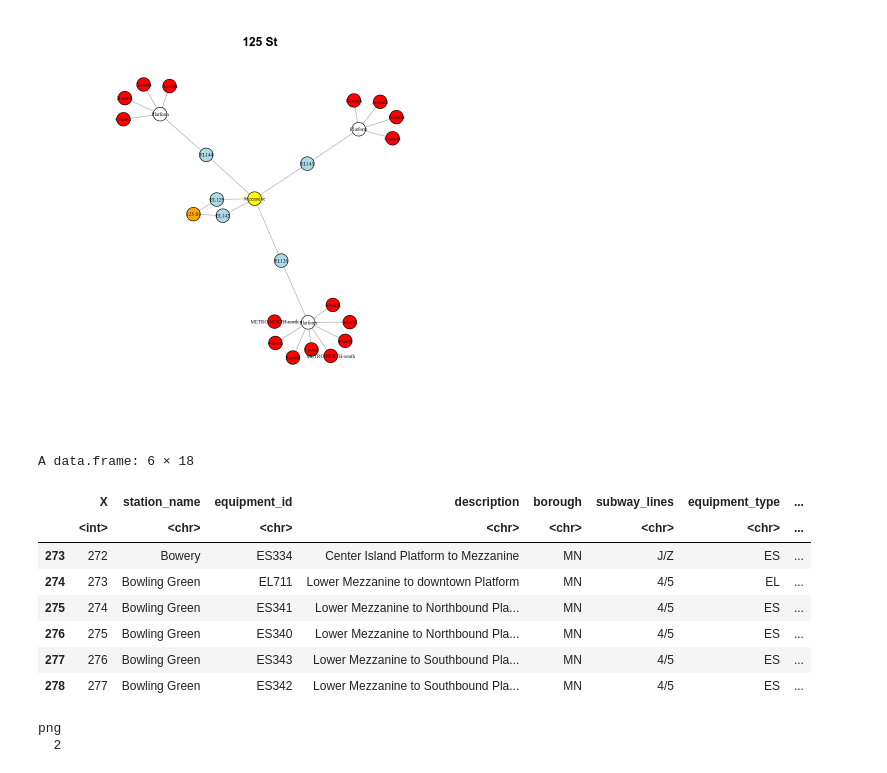
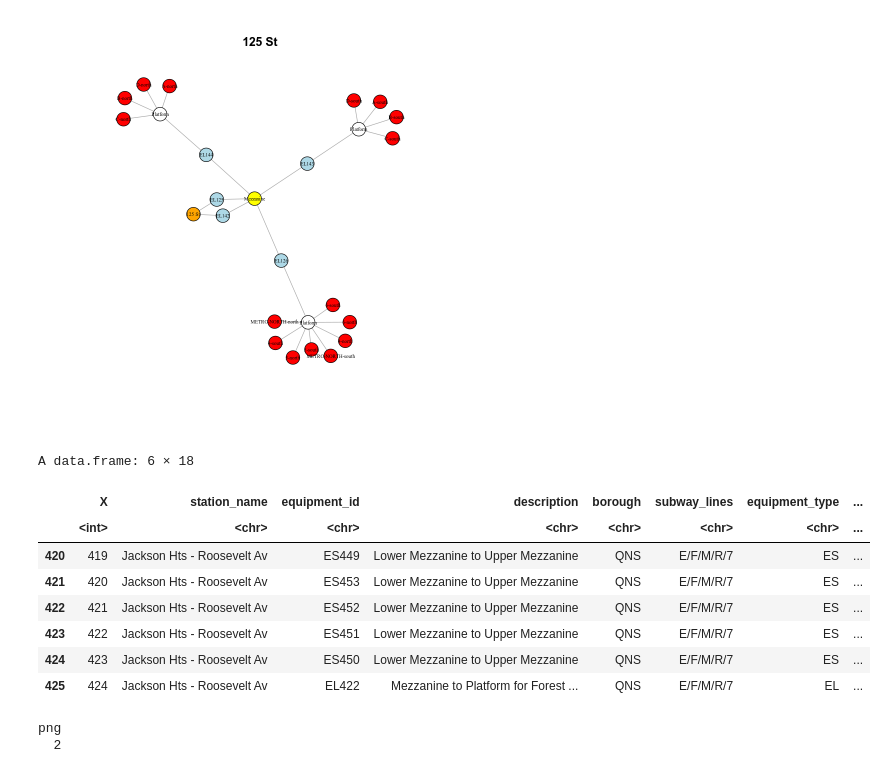
Before and after one commit to tsdataclinic/mta, a Jupyter notebook: notebooks/network/Network_Analysis.ipynb, the cells around one changed output. Drawn from its saved outputs; the diff is of its cells as text; code cells hidden in the pictures.

```diff
--- a/notebooks/network/Network_Analysis.ipynb
+++ b/notebooks/network/Network_Analysis.ipynb
@@ -85,17 +85,17 @@ plot(g,color=V(g)$color,vertex.size=10,vertex.label.cex=0.5,vertex.label.color='
 # %%
 ee <- read.csv('../../data/interim/crosswalks/EE_master_list.csv',stringsAsFactors = F)
 # %%
-head(ee[grepl(pattern = "Bow",ee$station_name),])
+head(ee[grepl(pattern = "Jac",ee$station_name),])
 # %% [output]
 A data.frame: 6 × 18
 |  | X | station_name | equipment_id | description | borough | subway_lines | equipment_type | ... |
 |  | <int> | <chr> | <chr> | <chr> | <chr> | <chr> | <chr> | ... |
-| 273 | 272 | Bowery | ES334 | Center Island Platform to Mezzanine | MN | J/Z | ES | ... |
-| 274 | 273 | Bowling Green | EL711 | Lower Mezzanine to downtown Platform | MN | 4/5 | EL | ... |
-| 275 | 274 | Bowling Green | ES341 | Lower Mezzanine to Northbound Pla... | MN | 4/5 | ES | ... |
-| 276 | 275 | Bowling Green | ES340 | Lower Mezzanine to Northbound Pla... | MN | 4/5 | ES | ... |
-| 277 | 276 | Bowling Green | ES343 | Lower Mezzanine to Southbound Pla... | MN | 4/5 | ES | ... |
-| 278 | 277 | Bowling Green | ES342 | Lower Mezzanine to Southbound Pla... | MN | 4/5 | ES | ... |
+| 420 | 419 | Jackson Hts - Roosevelt Av | ES449 | Lower Mezzanine to Upper Mezzanine | QNS | E/F/M/R/7 | ES | ... |
+| 421 | 420 | Jackson Hts - Roosevelt Av | ES453 | Lower Mezzanine to Upper Mezzanine | QNS | E/F/M/R/7 | ES | ... |
+| 422 | 421 | Jackson Hts - Roosevelt Av | ES452 | Lower Mezzanine to Upper Mezzanine | QNS | E/F/M/R/7 | ES | ... |
+| 423 | 422 | Jackson Hts - Roosevelt Av | ES451 | Lower Mezzanine to Upper Mezzanine | QNS | E/F/M/R/7 | ES | ... |
+| 424 | 423 | Jackson Hts - Roosevelt Av | ES450 | Lower Mezzanine to Upper Mezzanine | QNS | E/F/M/R/7 | ES | ... |
+| 425 | 424 | Jackson Hts - Roosevelt Av | EL422 | Mezzanine to Platform for Forest ... | QNS | E/F/M/R/7 | EL | ... |
 # %%
 pdf('../../reports/figures/station_graphs.pdf')
 par(mfrow=c(2,2),mar=c(5.1,4.1,4.1,2.1))
```
Also changed, not shown: 2 other files.
